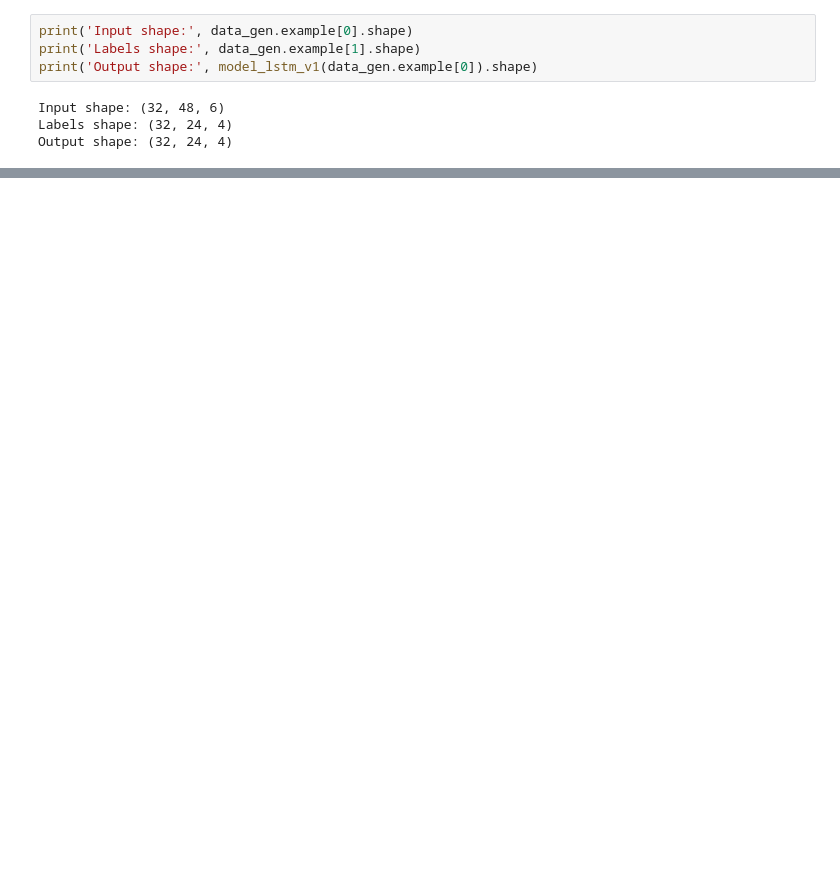
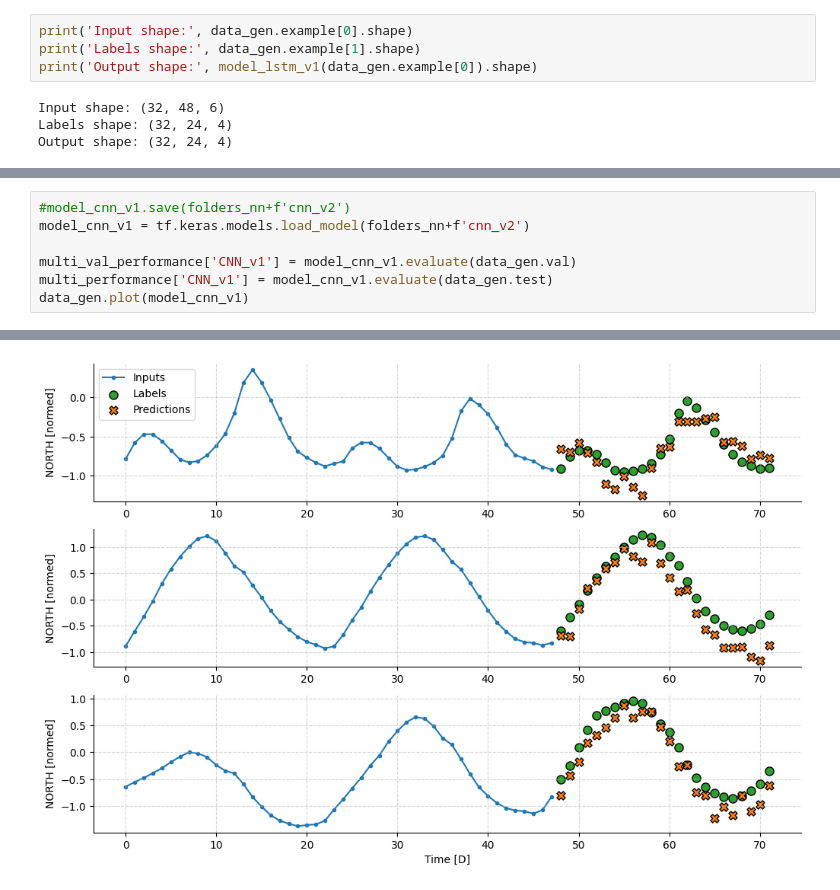
Before and after one commit to fabriziobasso/Time_Series_Files, a Jupyter notebook: TS_Study_0.ipynb, the cells around one changed output, grey strips where cells are left out. Drawn from its saved outputs; the diff is of its cells as text; blank space fills up the shorter version.

```diff
--- a/TS_Study_0.ipynb
+++ b/TS_Study_0.ipynb
@@ -957,0 +1271,8 @@ WARNING:absl:Found untraced functions such as _update_step_xla, lstm_cell_10_lay
+# %%
+#model_cnn_v1.save(folders_nn+f'cnn_v2')
+model_cnn_v1 = tf.keras.models.load_model(folders_nn+f'cnn_v2')
+
+multi_val_performance['CNN_v1'] = model_cnn_v1.evaluate(data_gen.val)
+multi_performance['CNN_v1'] = model_cnn_v1.evaluate(data_gen.test)
+data_gen.plot(model_cnn_v1)
+# %% [output]
@@ -957,0 +1281 @@ WARNING:absl:Found untraced functions such as _update_step_xla, lstm_cell_10_lay
+[figure, added]
```
Also changed, not shown: parts of 49 cells of this notebook.
